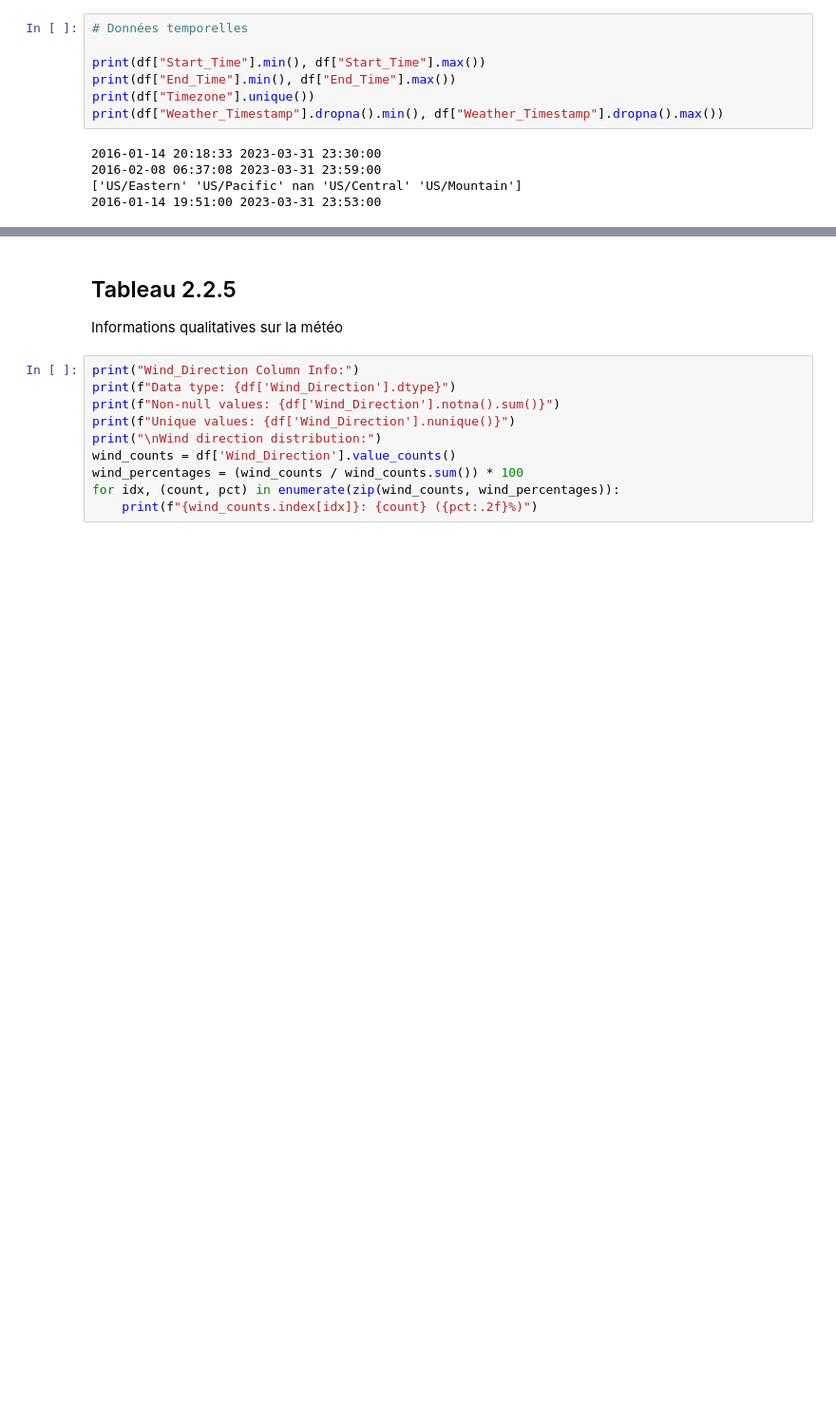
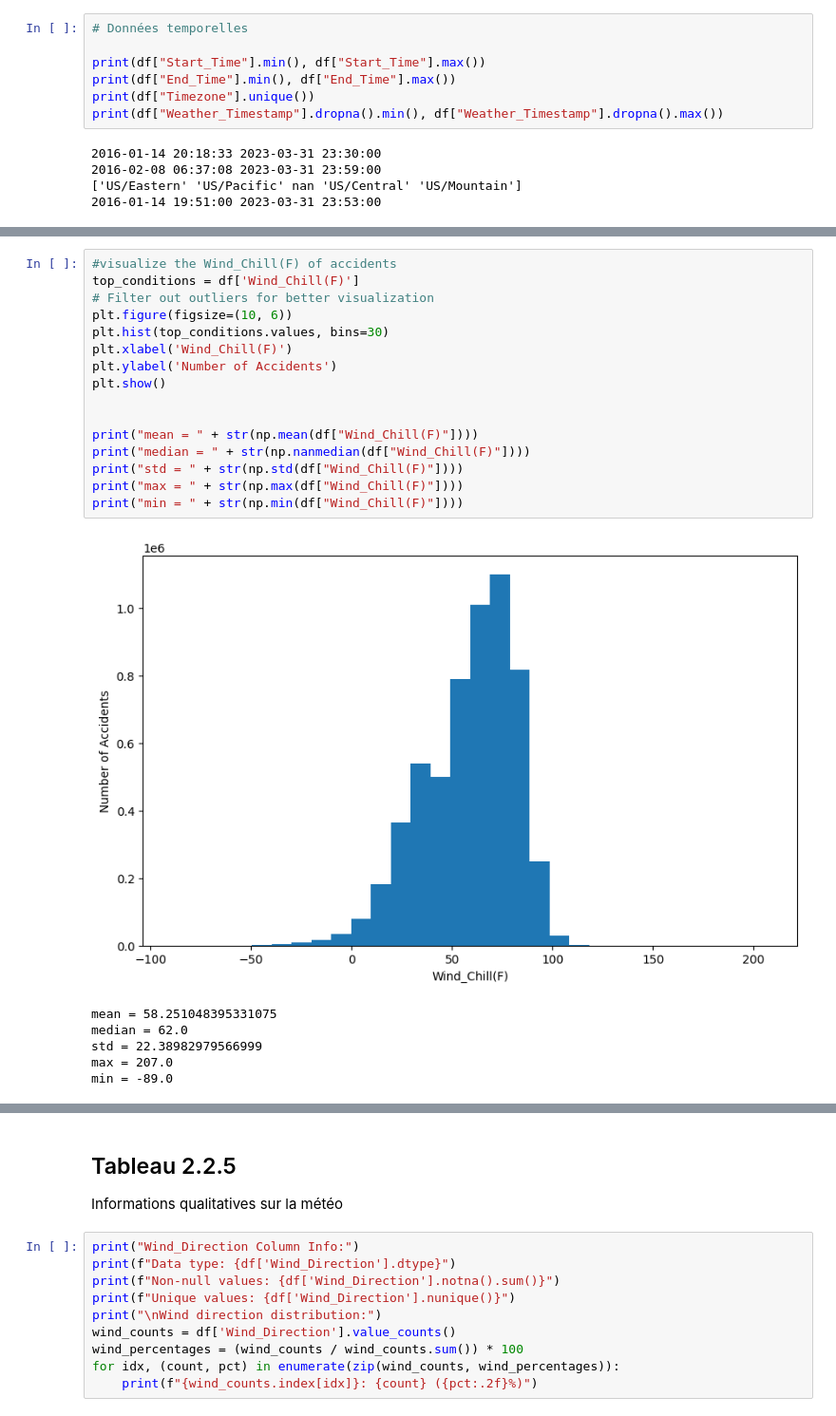
Before and after one commit to peterghadban/INF8808_Projet, a Jupyter notebook: partie_1.ipynb, the cells around one changed output, grey strips where cells are left out. Shown at 95% size. Cells and saved outputs as stored; diff of their text form; blank space fills up the shorter version.

```diff
--- a/partie_1.ipynb
+++ b/partie_1.ipynb
@@ -67,0 +177,23 @@ print(df["End_Lng"].min(), df["End_Lng"].max())
+# %%
+#visualize the Wind_Chill(F) of accidents
+top_conditions = df['Wind_Chill(F)']
+# Filter out outliers for better visualization
+plt.figure(figsize=(10, 6))
+plt.hist(top_conditions.values, bins=30)
+plt.xlabel('Wind_Chill(F)')
+plt.ylabel('Number of Accidents')
+plt.show()
+
+
+print("mean = " + str(np.mean(df["Wind_Chill(F)"])))
+print("median = " + str(np.nanmedian(df["Wind_Chill(F)"])))
+print("std = " + str(np.std(df["Wind_Chill(F)"])))
+print("max = " + str(np.max(df["Wind_Chill(F)"])))
+print("min = " + str(np.min(df["Wind_Chill(F)"])))
+# %% [output]
+[figure, added]
+mean = 58.251048395331075
+median = 62.0
+std = 22.38982979566999
+max = 207.0
+min = -89.0
```
Also changed, not shown: parts of 12 cells of this notebook.
